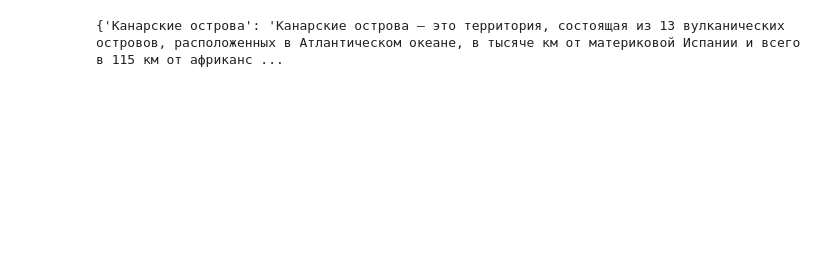
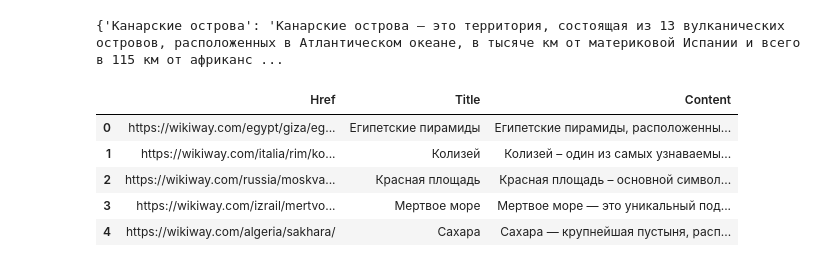
Before and after one commit to epovarova/PrPythonAtom, a Jupyter notebook: homeworks/04/Parser.ipynb, the cells around one changed output. Cells and saved outputs as stored; diff of their text form; code cells hidden in the pictures; blank space fills up the shorter version.

Commit message:
parser with df

```diff
--- a/homeworks/04/Parser.ipynb
+++ b/homeworks/04/Parser.ipynb
@@ -125,3 +152,15 @@ with open('parser_data.txt','rb') as inp:
 print(d_in)
 # %% [output]
 {'Канарские острова': 'Канарские острова – это территория, состоящая из 13 вулканических островов, расположенных в Атлантическом океане, в тысяче км от материковой Испании и всего в 115 км от африканс ...
+# %%
+df.to_pickle('parser_data.pkl')
+data = pd.read_pickle('parser_data.pkl')
+df_pkl = pd.DataFrame(data)
+df_pkl.head()
+# %% [output]
+|  | Href | Title | Content |
+| 0 | https://wikiway.com/egypt/giza/eg... | Египетские пирамиды | Египетские пирамиды, расположенны... |
+| 1 | https://wikiway.com/italia/rim/ko... | Колизей | Колизей – один из самых узнаваемы... |
+| 2 | https://wikiway.com/russia/moskva... | Красная площадь | Красная площадь – основной символ... |
+| 3 | https://wikiway.com/izrail/mertvo... | Мертвое море | Мертвое море — это уникальный под... |
+| 4 | https://wikiway.com/algeria/sakhara/ | Сахара | Сахара — крупнейшая пустыня, расп... |
```
Also changed, not shown: parts of 3 cells of this notebook, 2 other files.
